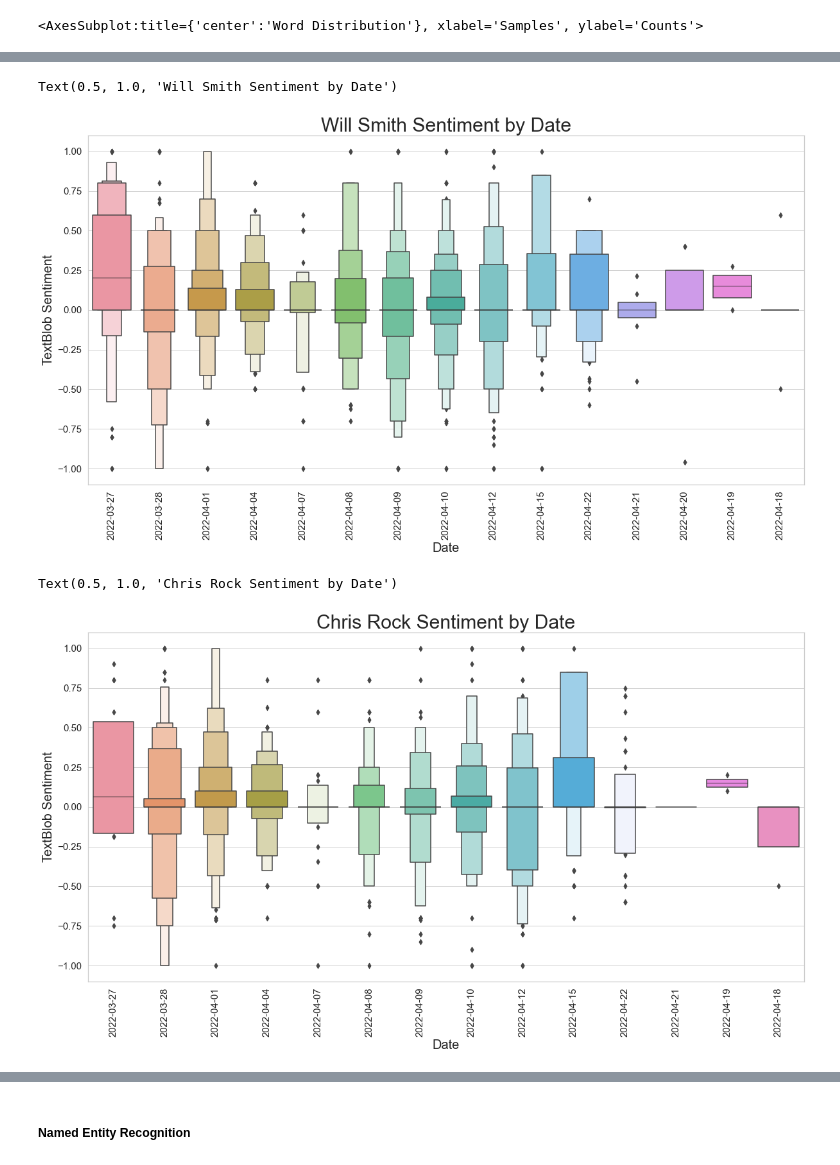
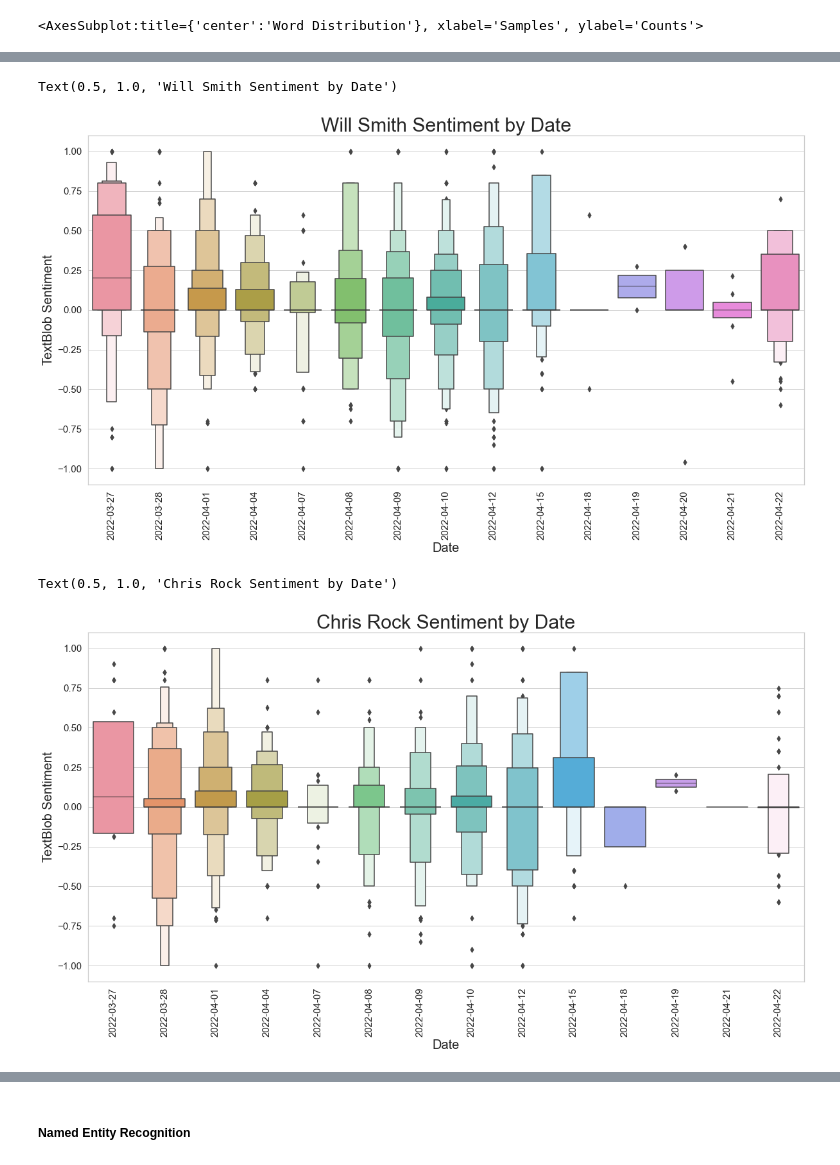
Before and after one commit to StockJanitor/Project43_Twitter, a Jupyter notebook: 1_Project43_Twitter.ipynb, the cells around one changed output, grey strips where cells are left out. Saved outputs shown, nothing was run; the diff lists cells and outputs as text; code cells hidden in the pictures.

```diff
--- a/1_Project43_Twitter.ipynb
+++ b/1_Project43_Twitter.ipynb
@@ -39,7 +48,6 @@ from nltk.probability import FreqDist
 from wordcloud import WordCloud, STOPWORDS
 import spacy
 from spacy import displacy
-
 from nltk.corpus import stopwords
 import string
 # import langid to detect language
@@ -62,7 +70,10 @@ with open('data3/token_mdl1.pickle', 'rb') as handle:
 #[apiKey,apiKeySecret,bearerTokem,accessToken,accessTokenSecret]
 # Consumer Keys: apiKey, apiKeySecret
 # Access Keys: accessToken, accessTokenSecret
-path =  r'C:\Users\Gumo\Desktop\Git\selfBooks\tweepy.txt'
+# for window
+# path =  r'C:\Users\Gumo\Desktop\Git\selfBooks\tweepy.txt'
+# for mac
+path = 'tweepy.txt'
 keys = []
 with open(path, mode='r') as w:
     for line in w:
@@ -818,19 +833,19 @@ jadasentdf = masterdf5[masterdf5.jadasmith == 1]
 chrissentdf = masterdf5[masterdf5.chrisrock == 1]
 # %%
 plt.figure(figsize=(20,10))
-sns.boxenplot(y="blobscore", x="time", scale='linear',data=willsentdf)
+sns.boxenplot(y="blobscore", x="time", scale='linear',data=willsentdf.sort_values(by='time'))
 # Annotation
 plt.xlabel('Date', fontsize=20)
 plt.ylabel('TextBlob Sentiment', fontsize = 20)
 plt.yticks(fontsize=15)
 plt.xticks(fontsize=15,rotation=90)
 plt.title('Will Smith Sentiment by Date', fontsize=30)
 # %% [output]
 Text(0.5, 1.0, 'Will Smith Sentiment by Date')
-[figure, old version]
+[figure, new version]
 # %%
 plt.figure(figsize=(20,10))
-sns.boxenplot(y="blobscore", x="time", scale='linear',data=chrissentdf)
+sns.boxenplot(y="blobscore", x="time", scale='linear',data=chrissentdf.sort_values(by='time'))
 # Annotation
 plt.xlabel('Date', fontsize=20)
 plt.ylabel('TextBlob Sentiment', fontsize = 20)
@@ -839,6 +854,6 @@ plt.xticks(fontsize=15,rotation=90)
 plt.title('Chris Rock Sentiment by Date', fontsize=30)
 # %% [output]
 Text(0.5, 1.0, 'Chris Rock Sentiment by Date')
-[figure, old version]
+[figure, new version]
 # %%
 plt.figure(figsize=(20,10))
```
Also changed, not shown: parts of 28 cells of this notebook, 4 other files.
